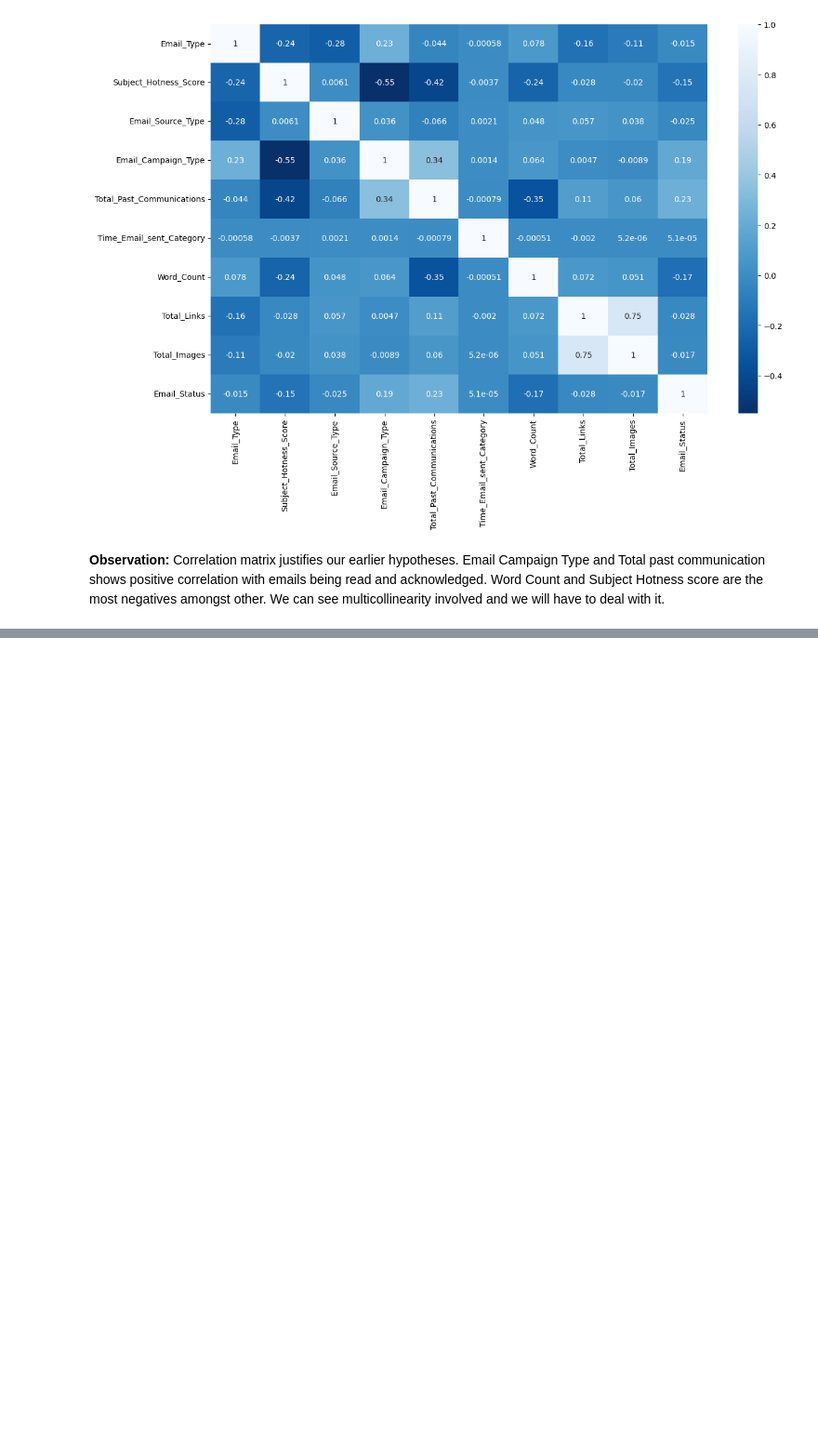
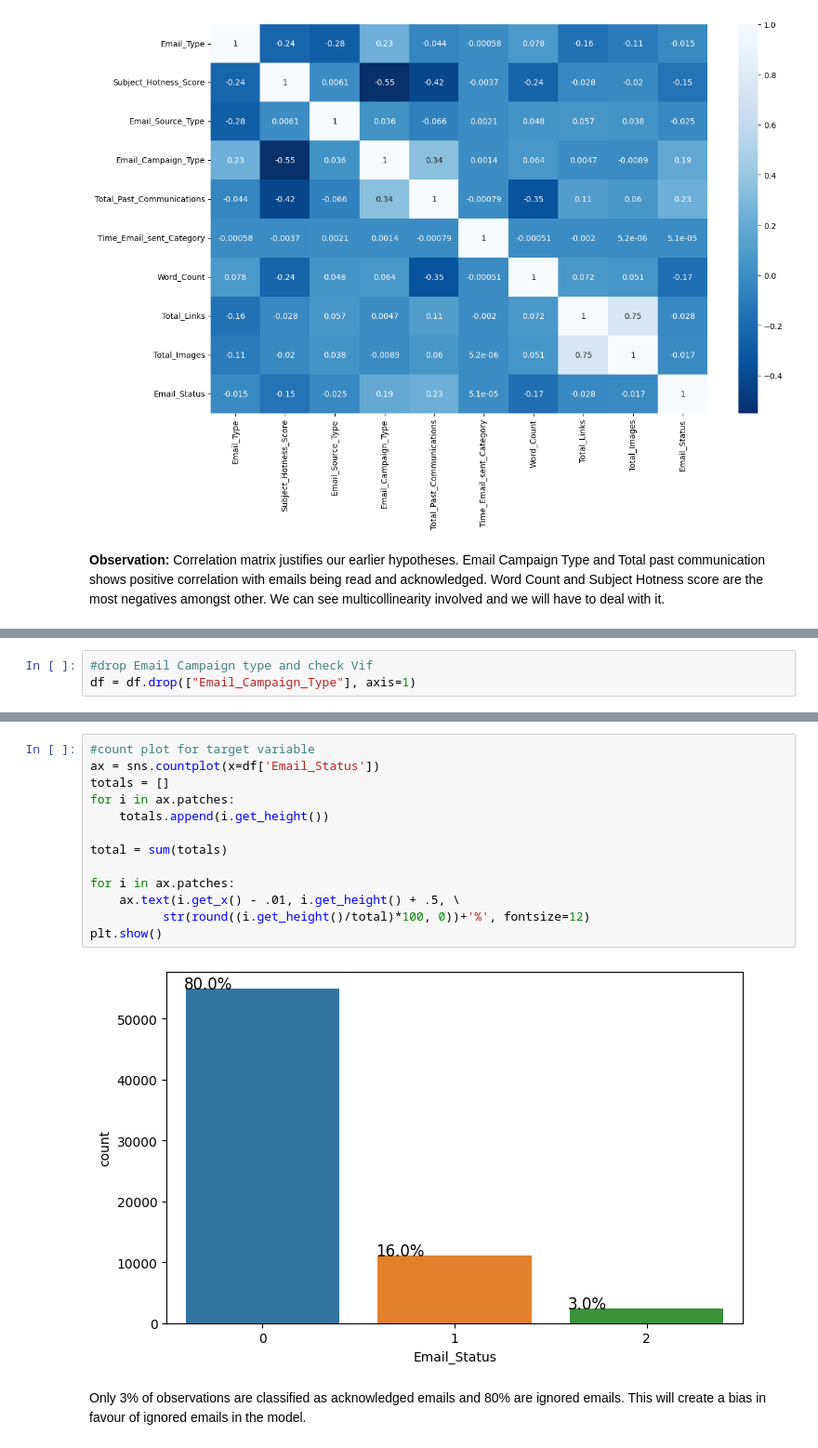
Before and after one commit to vithika-karan/Email-Campaign-Effectiveness-Prediction, a Jupyter notebook: Email_Campaign_Effectiveness_Prediction_Vithika_Karan.ipynb, the cells around one changed output, grey strips where cells are left out. Shown at 93% size. Saved outputs shown, nothing was run; the diff lists cells and outputs as text; blank space fills up the shorter version.

Commit message:
Third Commit: Data Manipulation, Feature Selection, VIF and then started Modelling

```diff
--- a/Email_Campaign_Effectiveness_Prediction_Vithika_Karan.ipynb
+++ b/Email_Campaign_Effectiveness_Prediction_Vithika_Karan.ipynb
@@ -264,0 +317,3 @@ Word Count and Subject Hotness score are the most negatives amongst other. We ca
+# %%
+#drop Email Campaign type and check Vif
+df = df.drop(["Email_Campaign_Type"], axis=1)
@@ -264,0 +387,17 @@ Word Count and Subject Hotness score are the most negatives amongst other. We ca
+# %%
+#count plot for target variable
+ax = sns.countplot(x=df['Email_Status'])
+totals = []
+for i in ax.patches:
+    totals.append(i.get_height())
+
+total = sum(totals)
+
+for i in ax.patches:
+    ax.text(i.get_x() - .01, i.get_height() + .5, \
+          str(round((i.get_height()/total)*100, 0))+'%', fontsize=12)
+plt.show()
+# %% [output]
+[figure, added]
+# %% [markdown]
+Only 3% of observations are classified as acknowledged emails and 80% are ignored emails. This will create a bias in favour of ignored emails in the model.
```
Also changed, not shown: parts of 19 cells of this notebook.
